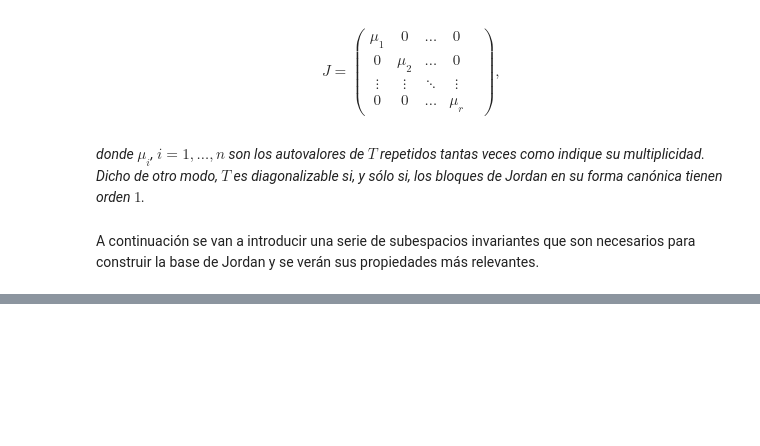
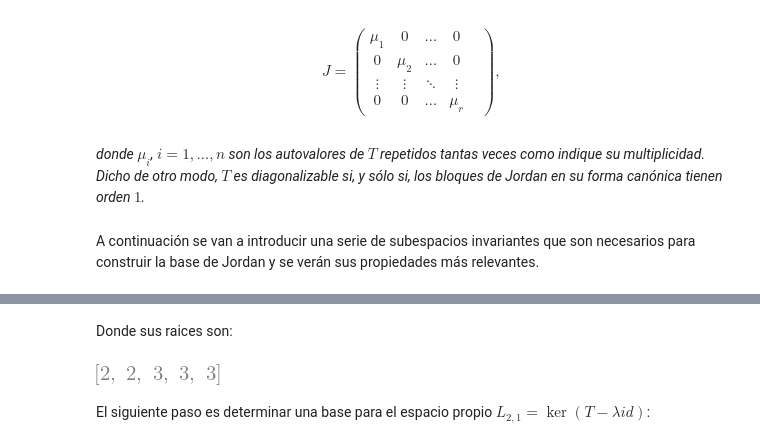
Before and after one commit to alejandrosanchezy/nerve, a Jupyter notebook: Forma Canónica de Jordan/formcanonicaljordan.ipynb, the cells around one changed output, grey strips where cells are left out. Drawn from its saved outputs; the diff is of its cells as text; code cells hidden in the pictures; blank space fills up the shorter version.

```diff
--- a/Forma Canónica de Jordan/formcanonicaljordan.ipynb
+++ b/Forma Canónica de Jordan/formcanonicaljordan.ipynb
@@ -71,0 +211,8 @@ Nótese que $L_{i0}=\ker \big((\lambda_i I - T)^{0}\big)=\ker(I)=\{0\}$, para to
+# %% [markdown]
+Donde sus raices son:
+# %%
+polynomial.all_roots()
+# %% [output]
+[figure, added]
+# %% [markdown]
+El siguiente paso es determinar una base para el espacio propio $L_{2, 1} = \ker (T- \lambda id )$:
```
Also changed, not shown: parts of 113 cells of this notebook, 3 other files.
